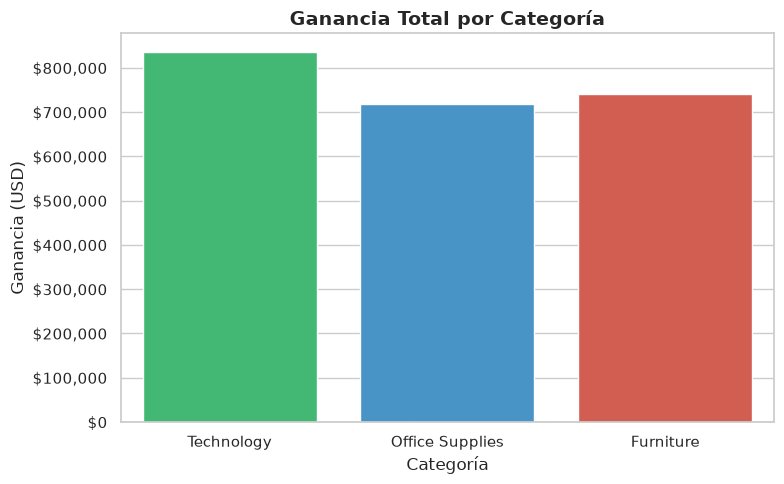
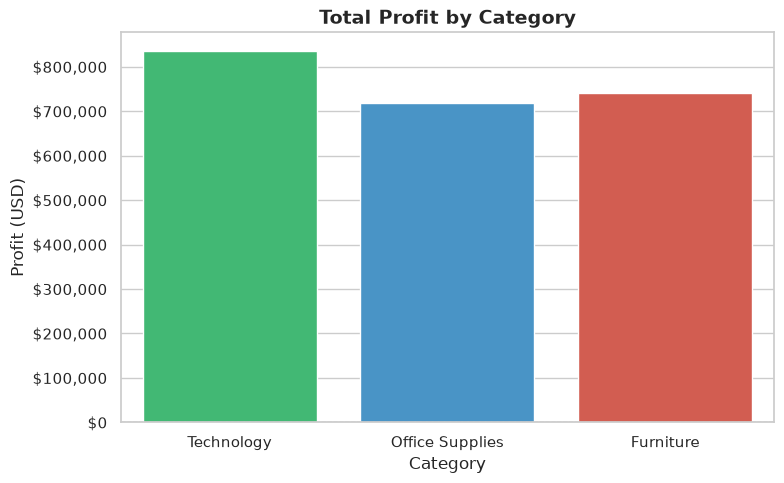
The notebook cell's code change between the first figure and the second:
--- before
+++ after
@@ -1,7 +1,8 @@
-# ── Celda 21: Gráfico 2 — Ganancia por categoría ─────────────────────
+# --- PROFIT BY CATEGORY CHART 
 fig, ax = plt.subplots(figsize=(8, 5))
 
-# Los colores comunican: verde = positivo, rojo = negativo o bajo
-colores = ["#2ecc71", "#3498db", "#e74c3c"]
+# Colors help communicate meaning:
+# Green = positive, blue = neutral, red = negative or low values.
+colors = ["#2ecc71", "#3498db", "#e74c3c"]
 
 sns.barplot(
@@ -9,18 +10,24 @@
     x="Category",
     y="Total_Sales",
-    hue = "Category",
-    palette=colores,
+    hue="Category",
+    palette=colors,
     ax=ax
 )
 
-ax.set_title("Ganancia Total por Categoría", fontsize=14, fontweight="bold")
-ax.set_xlabel("Categoría")
-ax.set_ylabel("Ganancia (USD)")
-ax.yaxis.set_major_formatter(plt.FuncFormatter(lambda x, _: f"${x:,.0f}"))
+# Set the chart title and axis labels.
+ax.set_title("Total Profit by Category", fontsize=14, fontweight="bold")
+ax.set_xlabel("Category")
+ax.set_ylabel("Profit (USD)")
 
-# Línea horizontal en 0 para que sea fácil ver si algo está en negativo
+# Format the y-axis values as currency.
+ax.yaxis.set_major_formatter(
+    plt.FuncFormatter(lambda x, _: f"${x:,.0f}")
+)
+
+# Draw a horizontal line at zero to make it easier
+# to identify positive and negative values.
 ax.axhline(0, color="black", linewidth=0.8, linestyle="--")
 
-plt.tight_layout()
-plt.savefig("../outputs/graphics/ganancia_categoria.png", dpi=150)
+plt.tight_layout()  # Prevents labels and titles from being cut off.
+plt.savefig("../outputs/graphics/profit_by_category.png", dpi=150)  # Saves the figure.
 plt.show()

Commit: feat: análisis exploratorio de ventas Superstore